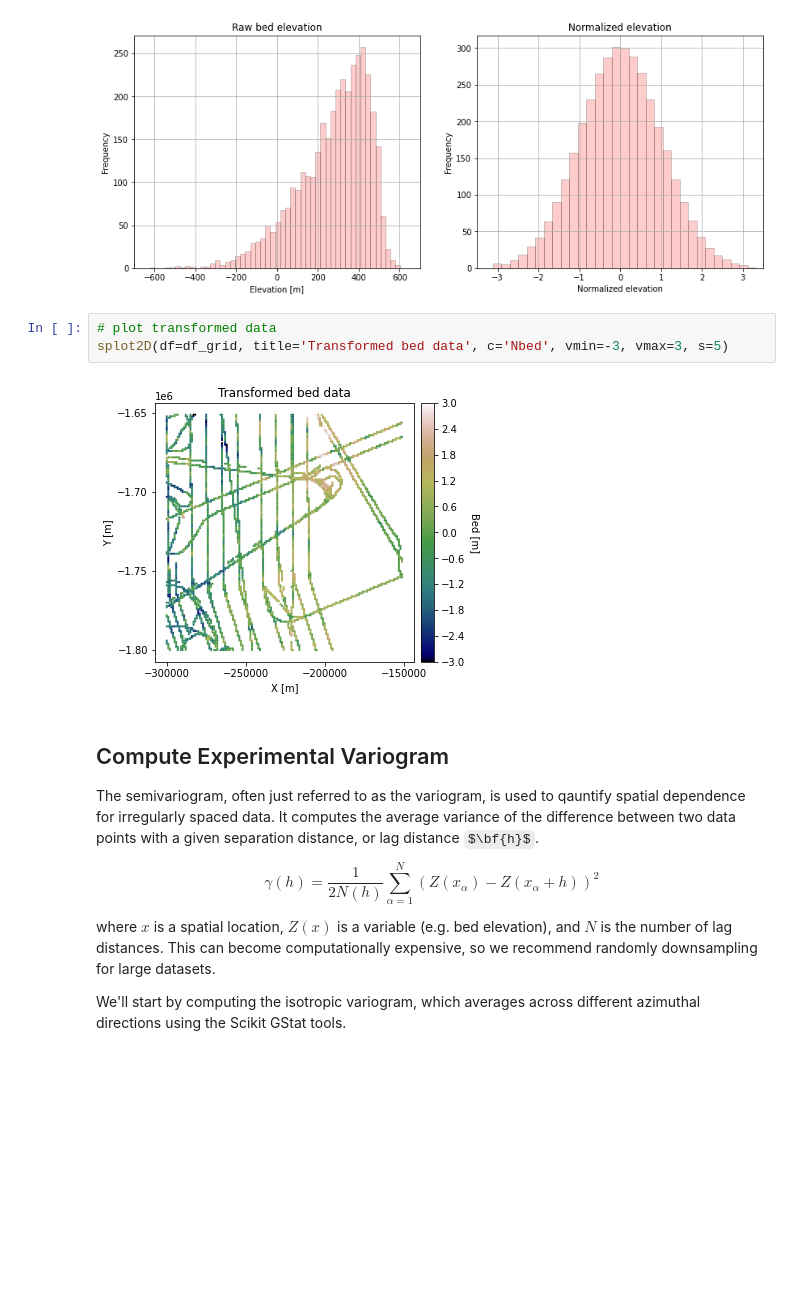
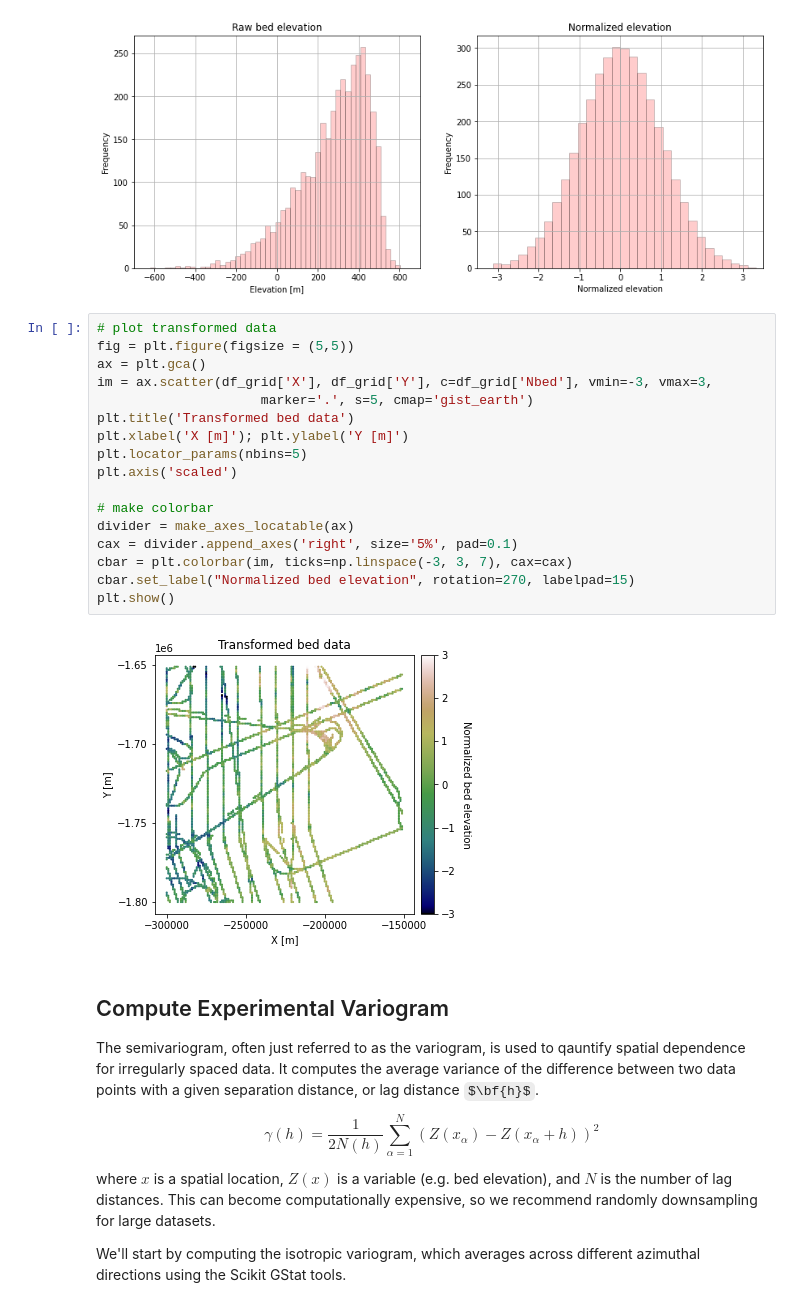
Before and after one commit to GatorGlaciology/gstatsimbook, a Jupyter notebook: 1_Experimental_Variogram.ipynb, the cells around one changed output. Saved outputs shown, nothing was run; the diff lists cells and outputs as text; some formulas as TeX source; blank space fills up the shorter version.

```diff
--- a/1_Experimental_Variogram.ipynb
+++ b/1_Experimental_Variogram.ipynb
@@ -100,11 +114,25 @@ plt.subplots_adjust(left=0.0, bottom=0.0, right=1.8, top=1.0, wspace=0.2, hspace
 plt.show()
 # %% [output]
 [figure]
-# %%
-# plot transformed data
-splot2D(df=df_grid, title='Transformed bed data', c='Nbed', vmin=-3, vmax=3, s=5)
-# %% [output]
-[figure, removed]
+# %%
+# plot transformed data
+fig = plt.figure(figsize = (5,5))
+ax = plt.gca()
+im = ax.scatter(df_grid['X'], df_grid['Y'], c=df_grid['Nbed'], vmin=-3, vmax=3,
+                     marker='.', s=5, cmap='gist_earth')
+plt.title('Transformed bed data')
+plt.xlabel('X [m]'); plt.ylabel('Y [m]')
+plt.locator_params(nbins=5)
+plt.axis('scaled')
+
+# make colorbar
+divider = make_axes_locatable(ax)
+cax = divider.append_axes('right', size='5%', pad=0.1)
+cbar = plt.colorbar(im, ticks=np.linspace(-3, 3, 7), cax=cax)
+cbar.set_label("Normalized bed elevation", rotation=270, labelpad=15)
+plt.show()
+# %% [output]
+[figure, added]
 # %% [markdown]
 ## Compute Experimental Variogram
 
```
Also changed, not shown: parts of 6 cells of this notebook.
